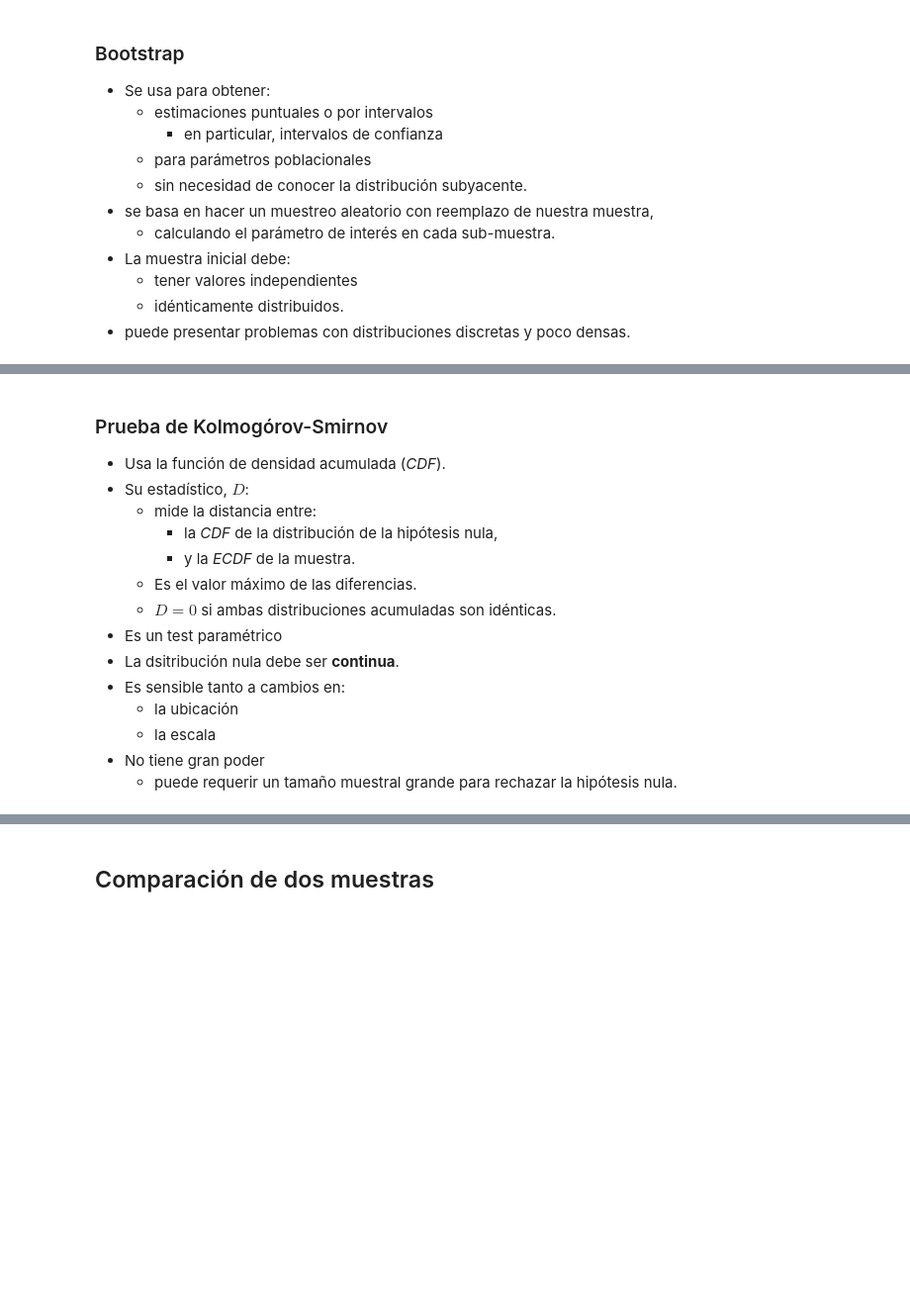
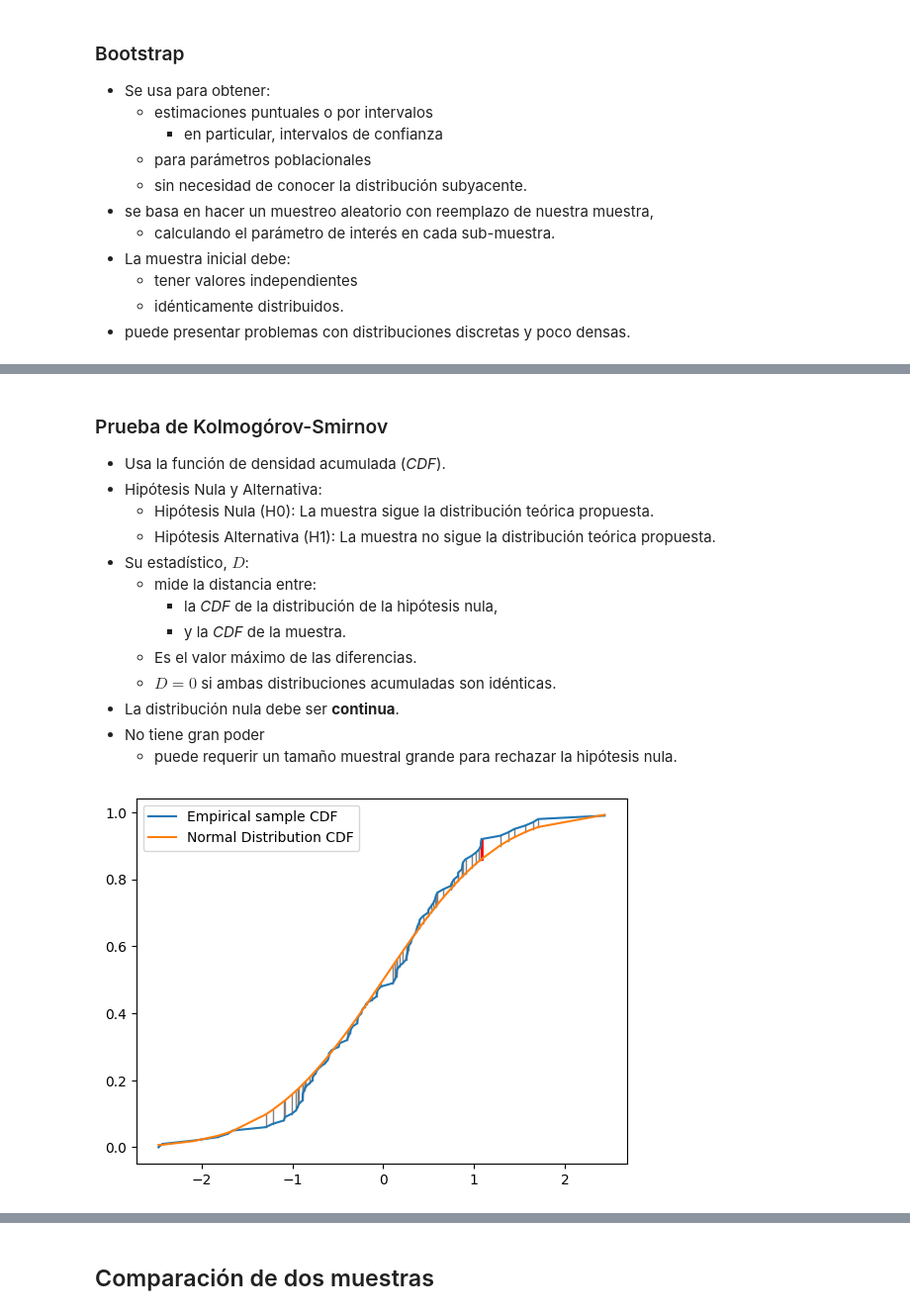
Before and after one commit to javieriserte/qualitative-data-course, a Jupyter notebook: classes/C01.4.PruebaDeHipotesis.ipynb, the cells around one changed output, grey strips where cells are left out. Shown at 99% size. Drawn from its saved outputs; the diff is of its cells as text; code cells hidden in the pictures; blank space fills up the shorter version.

```diff
--- a/classes/C01.4.PruebaDeHipotesis.ipynb
+++ b/classes/C01.4.PruebaDeHipotesis.ipynb
@@ -376,22 +414,52 @@ st.chisquare(f_obs=obs_cdf, f_exp=teoretical_cdf)
 ### Prueba de Kolmogórov-Smirnov
 
 - Usa la función de densidad acumulada (*CDF*).
+- Hipótesis Nula y Alternativa:
+  - Hipótesis Nula (H0): La muestra sigue la distribución teórica propuesta.
+  - Hipótesis Alternativa (H1): La muestra no sigue la distribución teórica propuesta.
 - Su estadístico, $D$:
   - mide la distancia entre:
     - la *CDF* de la distribución de la hipótesis nula,
-    - y la *ECDF* de la muestra.
+    - y la *CDF* de la muestra.
   - Es el valor máximo de las diferencias.
   - $D=0$ si ambas distribuciones acumuladas son idénticas.
-- Es un test paramétrico
-- La dsitribución nula debe ser **continua**.
-- Es sensible tanto a cambios en:
-  - la ubicación
-  - la escala
+- La distribución nula debe ser **continua**.
 - No tiene gran poder
   - puede requerir un tamaño muestral grande para rechazar la hipótesis nula.
 # %%
 import scipy.stats as st
 
-sample_one = st.norm.rvs(size=250)
-
-st.kstest(sample_one, st.norm.cdf)
+sample_size = 100
+sample_one = st.norm.rvs(size=sample_size)
+# %%
+sample_one_ecdf_x = sample_one.copy()
+sample_one_ecdf_x.sort()
+sample_one_ecdf_y = np.arange(sample_size)/sample_size
+# %%
+normal_cdf_y = st.norm.cdf(sample_one_ecdf_x)
+# %%
+import matplotlib.pyplot as plt
+
+fig, axes = plt.subplots()
+
+max_diff_index = np.argmax(np.abs(sample_one_ecdf_y - normal_cdf_y))
+
+for i, (x, y1, y2) in enumerate(zip(sample_one_ecdf_x, sample_one_ecdf_y, normal_cdf_y)):
+  color = "gray" if i != max_diff_index else "red"
+  lwd = 1  if i != max_diff_index else 2
+  axes.plot([x, x], [y1, y2], color=color, linewidth = lwd)
+
+axes.plot(
+  sample_one_ecdf_x,
+  sample_one_ecdf_y,
+  label = "Empirical sample CDF"
+)
+axes.plot(
+  sample_one_ecdf_x,
+  normal_cdf_y,
+  label = "Normal Distribution CDF"
+  )
+
+_ = axes.legend()
+# %% [output]
+[figure, added]
```
Also changed, not shown: parts of 9 cells of this notebook.
